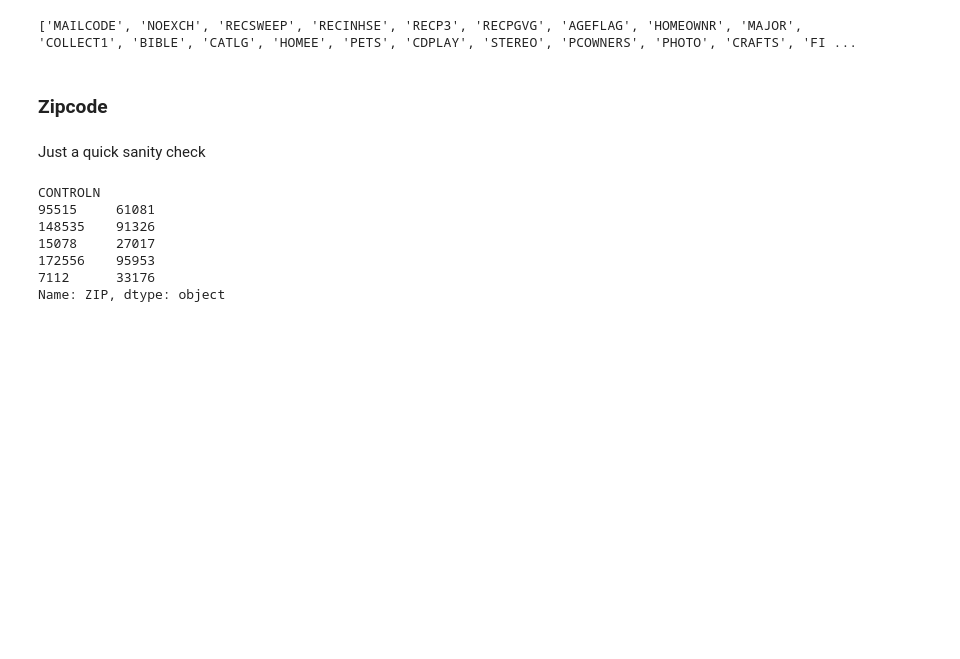
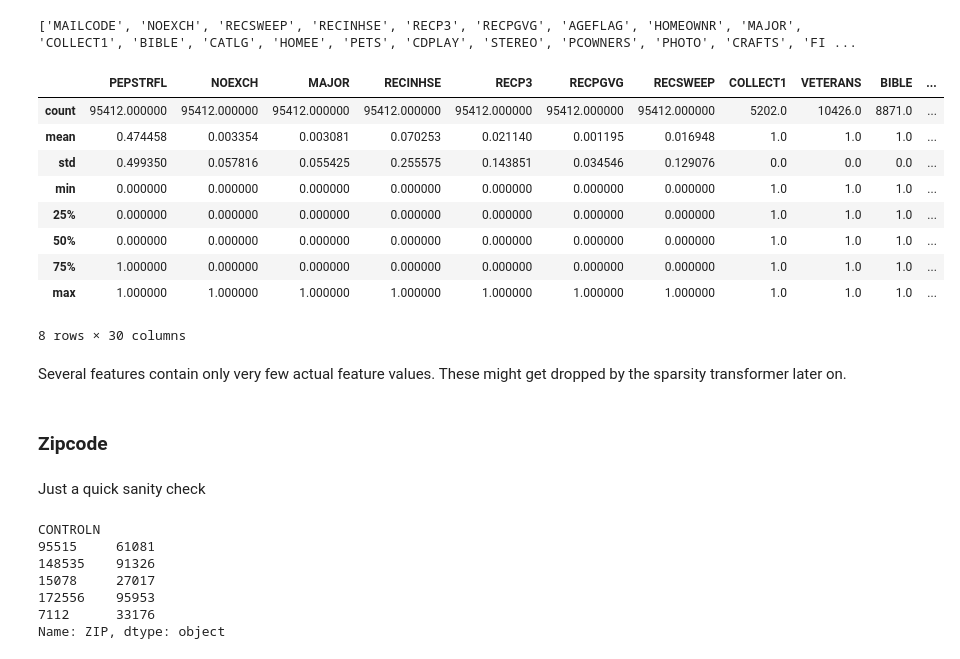
Before and after one commit to datarian/master-thesis-msc-statistics, a Jupyter notebook: code/jupyter_notebooks/eda.ipynb, the cells around one changed output. Cells and saved outputs as stored; diff of their text form; code cells hidden in the pictures; blank space fills up the shorter version.

```diff
--- a/code/jupyter_notebooks/eda.ipynb
+++ b/code/jupyter_notebooks/eda.ipynb
@@ -162,37 +182,52 @@ print(dl.boolean_features)
 %autoreload 2
 bool_transformers = ColumnTransformer([
     ("bool_x_bl",
-     BooleanFeatureRecode(value_map={'true': 'X', 'false': ' '}),
+     BooleanFeatureRecode(value_map={'true': 'X', 'false': ' '}, correct_noisy=False),
      ['PEPSTRFL', 'NOEXCH', 'MAJOR', 'RECINHSE', 'RECP3', 'RECPGVG', 'RECSWEEP']
      ),
     ("bool_y_n",
-     BooleanFeatureRecode(value_map={'true': 'Y', 'false': 'N'}),
+     BooleanFeatureRecode(value_map={'true': 'Y', 'false': 'N'}, correct_noisy=False),
      ['COLLECT1', 'VETERANS', 'BIBLE', 'CATLG', 'HOMEE', 'PETS', 'CDPLAY', 'STEREO',
       'PCOWNERS', 'PHOTO', 'CRAFTS', 'FISHER', 'GARDENIN',  'BOATS', 'WALKER', 'KIDSTUFF',
       'CARDS', 'PLATES']
      ),
     ("bool_e_i",
-     BooleanFeatureRecode(value_map={'true': "E", 'false': 'I'}),
+     BooleanFeatureRecode(value_map={'true': "E", 'false': 'I'}, correct_noisy=False),
      ['AGEFLAG']
      ),
     ("bool_h_u",
-     BooleanFeatureRecode(value_map={'true': "H", 'false': 'U'}),
+     BooleanFeatureRecode(value_map={'true': "H", 'false': 'U'}, correct_noisy=False),
      ['HOMEOWNR']),
     ("bool_b_bl",
-     BooleanFeatureRecode(value_map={'true': 'B', 'false': ' '}),
+     BooleanFeatureRecode(value_map={'true': 'B', 'false': ' '}, correct_noisy=False),
      ['MAILCODE']
      ),
     ("bool_1_0",
-     BooleanFeatureRecode(value_map={'true': '1', 'false': '0'}),
+     BooleanFeatureRecode(value_map={'true': '1', 'false': '0'}, correct_noisy=False),
      ['HPHONE_D', 'TARGET_B']
      )
 ])
 # %%
 booleans = bool_transformers.fit_transform(learning)
 # %%
-feature_names = [n[n.find('__')+2:]
+bool_feature_names = [n[n.find('__')+2:]
                  for n in bool_transformers.get_feature_names()]
 # %%
-bools = pd.DataFrame(data=booleans, columns=feature_names,
+bools = pd.DataFrame(data=booleans, columns=bool_feature_names,
                      index=learning.index)
+# %%
+bools.describe()
+# %% [output]
+|  | PEPSTRFL | NOEXCH | MAJOR | RECINHSE | RECP3 | RECPGVG | RECSWEEP | COLLECT1 | VETERANS | BIBLE | ... |
+| count | 95412.000000 | 95412.000000 | 95412.000000 | 95412.000000 | 95412.000000 | 95412.000000 | 95412.000000 | 5202.0 | 10426.0 | 8871.0 | ... |
+| mean | 0.474458 | 0.003354 | 0.003081 | 0.070253 | 0.021140 | 0.001195 | 0.016948 | 1.0 | 1.0 | 1.0 | ... |
+| std | 0.499350 | 0.057816 | 0.055425 | 0.255575 | 0.143851 | 0.034546 | 0.129076 | 0.0 | 0.0 | 0.0 | ... |
+| min | 0.000000 | 0.000000 | 0.000000 | 0.000000 | 0.000000 | 0.000000 | 0.000000 | 1.0 | 1.0 | 1.0 | ... |
+| 25% | 0.000000 | 0.000000 | 0.000000 | 0.000000 | 0.000000 | 0.000000 | 0.000000 | 1.0 | 1.0 | 1.0 | ... |
+| 50% | 0.000000 | 0.000000 | 0.000000 | 0.000000 | 0.000000 | 0.000000 | 0.000000 | 1.0 | 1.0 | 1.0 | ... |
+| 75% | 1.000000 | 0.000000 | 0.000000 | 0.000000 | 0.000000 | 0.000000 | 0.000000 | 1.0 | 1.0 | 1.0 | ... |
+| max | 1.000000 | 1.000000 | 1.000000 | 1.000000 | 1.000000 | 1.000000 | 1.000000 | 1.0 | 1.0 | 1.0 | ... |
+8 rows × 30 columns
+# %% [markdown]
+Several features contain only very few actual feature values. These might get dropped by the sparsity transformer later on.
 # %%
```
Also changed, not shown: parts of 93 cells of this notebook, 14 other files.
